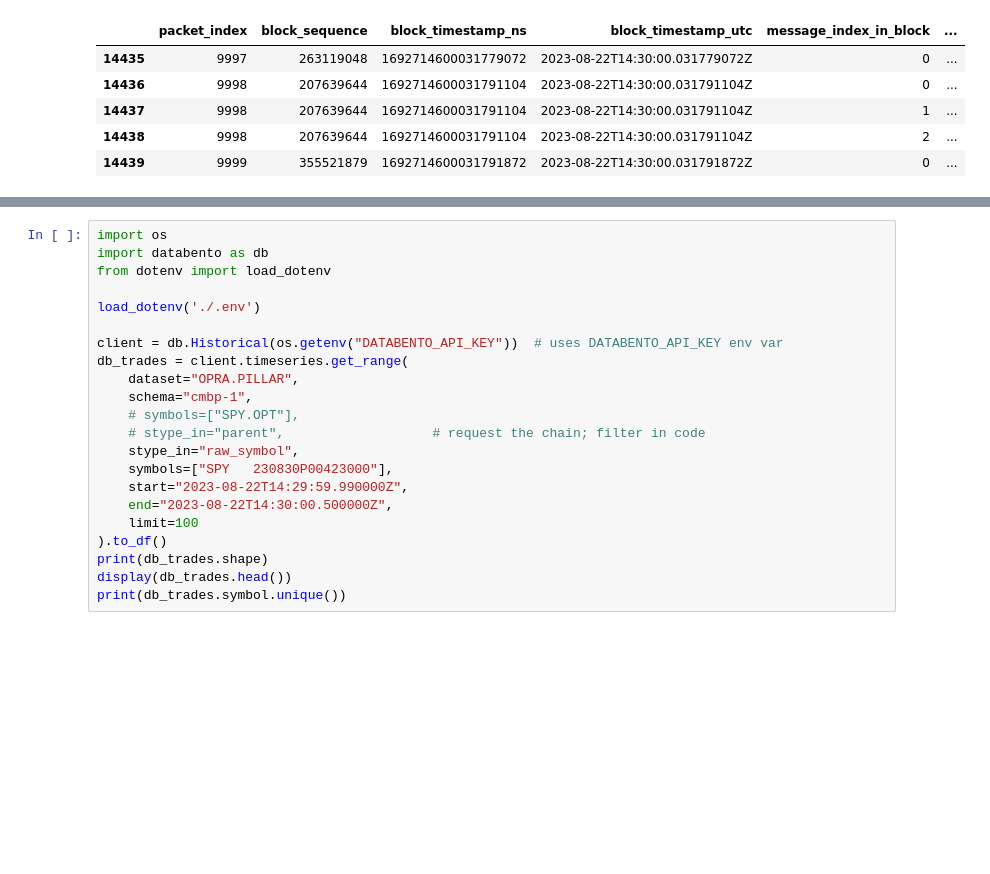
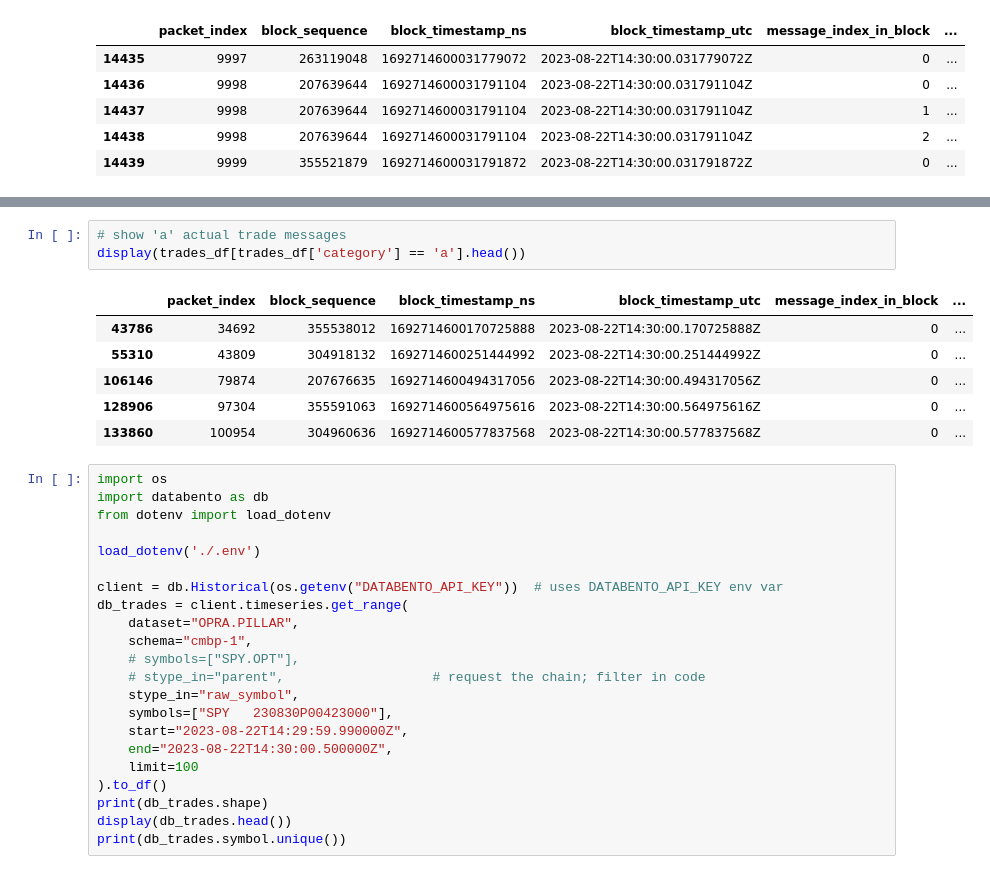
Before and after one commit to kevinkurek/opra_to_alpha, a Jupyter notebook: research/trade_decoder_check.ipynb, the cells around one changed output, grey strips where cells are left out. Cells and saved outputs as stored; diff of their text form; blank space fills up the shorter version.

```diff
--- a/research/trade_decoder_check.ipynb
+++ b/research/trade_decoder_check.ipynb
@@ -47,3 +58,13 @@ display(trades_df.tail())
+# %%
+# show 'a' actual trade messages
+display(trades_df[trades_df['category'] == 'a'].head())
+# %% [output]
+|  | packet_index | block_sequence | block_timestamp_ns | block_timestamp_utc | message_index_in_block | ... |
+| 43786 | 34692 | 355538012 | 1692714600170725888 | 2023-08-22T14:30:00.170725888Z | 0 | ... |
+| 55310 | 43809 | 304918132 | 1692714600251444992 | 2023-08-22T14:30:00.251444992Z | 0 | ... |
+| 106146 | 79874 | 207676635 | 1692714600494317056 | 2023-08-22T14:30:00.494317056Z | 0 | ... |
+| 128906 | 97304 | 355591063 | 1692714600564975616 | 2023-08-22T14:30:00.564975616Z | 0 | ... |
+| 133860 | 100954 | 304960636 | 1692714600577837568 | 2023-08-22T14:30:00.577837568Z | 0 | ... |
 # %%
 import os
 import databento as db
```
Also changed, not shown: parts of 1 cell of this notebook, 1 other file.
